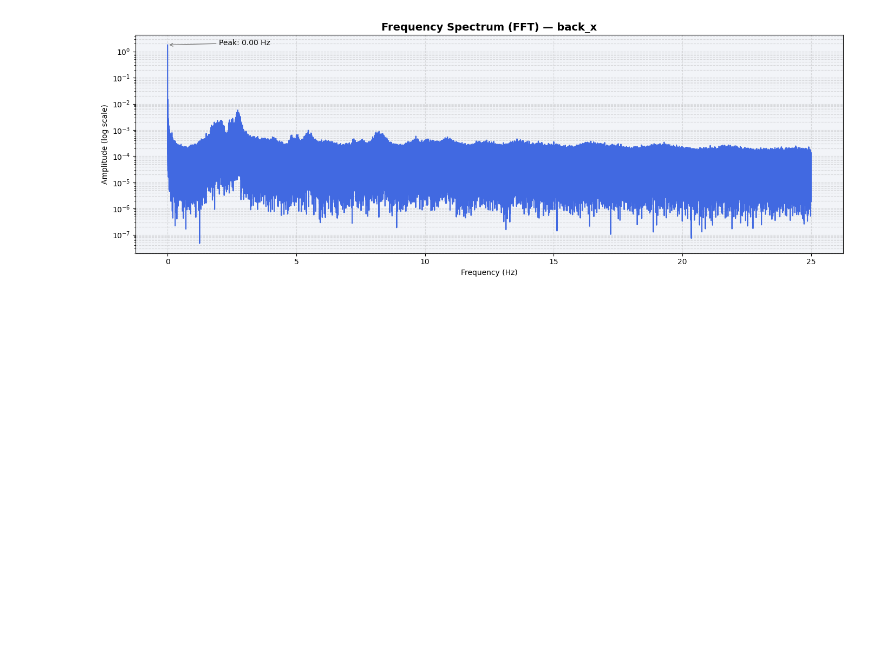
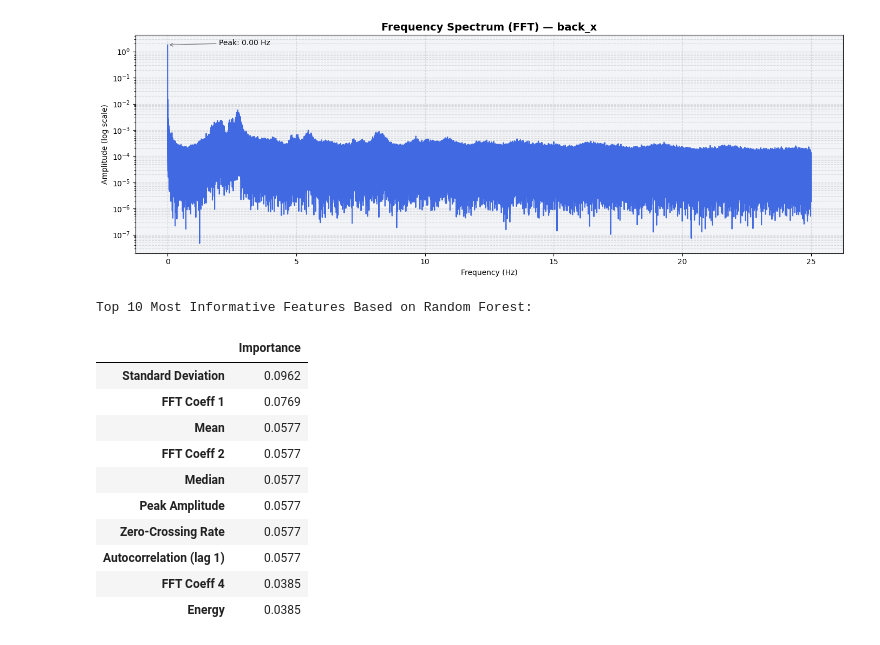
Before and after one commit to prem9/cs-156-demo3, a Jupyter notebook: part1Demo3.ipynb, the cells around one changed output. Saved outputs shown, nothing was run; the diff lists cells and outputs as text; code cells hidden in the pictures; blank space fills up the shorter version.

Commit message:
added feature selection

```diff
--- a/part1Demo3.ipynb
+++ b/part1Demo3.ipynb
@@ -51,7 +52,7 @@ for filename in os.listdir(folder_path):
 x_viz = np.array(all_sensor_values)
 N_viz = len(x_viz)
 # %%
-# Extract time-domain and frequency-domain features for both back_x and thigh_x
+# Extract time- and frequency-domain features per sensor
 rows = []
 
 for filename in os.listdir(folder_path):
@@ -109,9 +110,12 @@ for filename in os.listdir(folder_path):
                 'PSD Max': np.max(psd_values)
             })
 
-            # First 10 FFT coefficients
             for i, val in enumerate(amplitudes[:10]):
-                sensor_features[f'_
+                sensor_features[f'FFT Coeff {i+1}'] = val
+
+            rows.append(sensor_features)
+
+        break  # Only first valid file
 # %%
 # Create and display DataFrame with one row per sensor (back_x and thigh_x)
 features_df = pd.DataFrame(rows).round(4)
@@ -162,3 +166,39 @@ plt.show()
 | thigh_x | -0.3703 | 0.5067 | 0.2567 | -6.8440 | 3.8985 | 10.7426 | -0.2777 | 1.0218 | 0.6276 | ... |
 [figure]
 [figure]
+# %%
+# === Part 1: Feature Selection Using Random Forest ===
+from sklearn.ensemble import RandomForestClassifier
+
+# Create dummy labels for feature importance calculation
+# In a real setting, this would come from actual activity labels
+dummy_labels = [0, 1]  # Back and thigh as two dummy classes
+labels_for_rf = [0 if row['Sensor'] == 'back_x' else 1 for row in rows]
+
+# Create feature-only DataFrame (excluding 'Sensor' column)
+feature_only_df = features_df.drop(columns=['Sensor'])
+
+# Train Random Forest on the features
+rf = RandomForestClassifier(n_estimators=100, random_state=42)
+rf.fit(feature_only_df, labels_for_rf)
+
+# Rank features by importance
+importances = pd.Series(rf.feature_importances_, index=feature_only_df.columns)
+top_features = importances.sort_values(ascending=False).head(10)
+
+# Display top 10 most important features
+print("\nTop 10 Most Informative Features Based on Random Forest:")
+display(top_features.to_frame(name="Importance").style.format({"Importance": "{:.4f}"}))
+# %% [output]
+Top 10 Most Informative Features Based on Random Forest:
+|  | Importance |
+| Standard Deviation | 0.0962 |
+| FFT Coeff 1 | 0.0769 |
+| Mean | 0.0577 |
+| FFT Coeff 2 | 0.0577 |
+| Median | 0.0577 |
+| Peak Amplitude | 0.0577 |
+| Zero-Crossing Rate | 0.0577 |
+| Autocorrelation (lag 1) | 0.0577 |
+| FFT Coeff 4 | 0.0385 |
+| Energy | 0.0385 |
```
Also changed, not shown: parts of 1 cell of this notebook, 1 other file.
